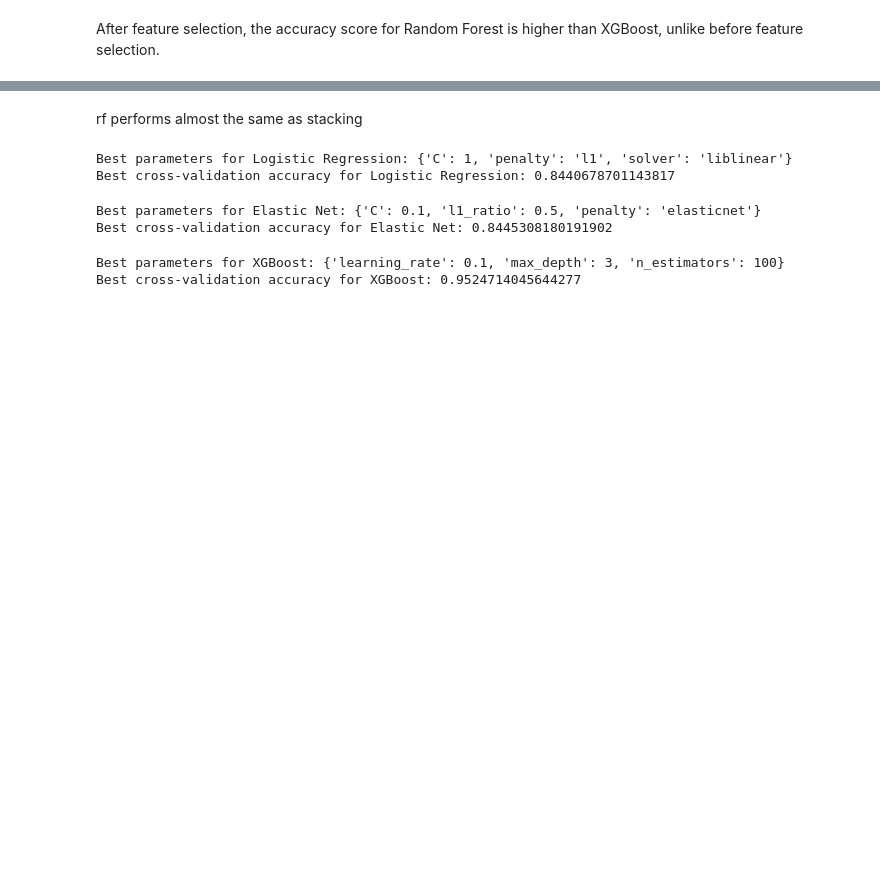
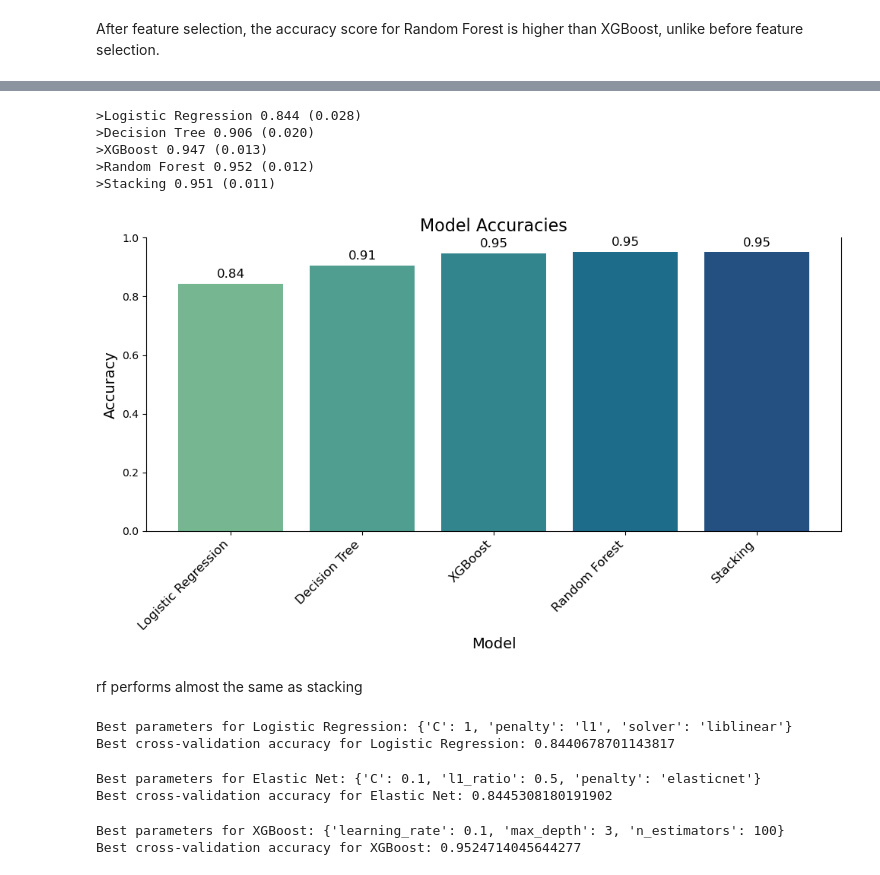
Before and after one commit to alekhyavittalam/alzheimers_diagnosis_prediction, a Jupyter notebook: alzheimers.ipynb, the cells around one changed output, grey strips where cells are left out. Drawn from its saved outputs; the diff is of its cells as text; code cells hidden in the pictures; blank space fills up the shorter version.

```diff
--- a/alzheimers.ipynb
+++ b/alzheimers.ipynb
@@ -798,3 +755,47 @@ pyplot.show()
+# %%
+# Evaluate the models and store results in the dictionary
+results = {}
+for name, model in stack_models.items():
+    scores = evaluate_model(model, X_selected, y)
+    mean_accuracy = mean(scores)
+    results[name] = mean_accuracy
+    print('>%s %.3f (%.3f)' % (name, mean_accuracy, std(scores)))
+
+# Prepare data for visualization
+model_names = list(results.keys())
+accuracies = list(results.values())
+
+# Generate a Seaborn color palette
+colors = sns.color_palette("crest", len(model_names))
+
+# Plot the bar chart
+plt.figure(figsize=(10, 6))
+plt.bar(model_names, accuracies, color=colors)  # Use Seaborn colors
+plt.ylim(0, 1)  # Set y-axis limit to [0, 1] for accuracy range
+plt.title("Model Accuracies", fontsize=16)
+plt.xlabel("Model", fontsize=14)
+plt.ylabel("Accuracy", fontsize=14)
+
+# Add accuracy values on top of each bar
+for i, acc in enumerate(accuracies):
+    plt.text(i, acc + 0.02, f"{acc:.2f}", ha='center', fontsize=12)
+
+# Remove the top line of the plot box
+ax = plt.gca()  # Get current axes
+ax.spines['top'].set_visible(False)
+
+# Show the plot
+plt.xticks(rotation=45, ha='right', fontsize=12)
+plt.savefig("model_accuracies_with_stacking.jpg", format="jpg", dpi=300, bbox_inches="tight")
+plt.tight_layout()
+plt.show()
+# %% [output]
+>Logistic Regression 0.844 (0.028)
+>Decision Tree 0.906 (0.020)
+>XGBoost 0.947 (0.013)
+>Random Forest 0.952 (0.012)
+>Stacking 0.951 (0.011)
+[figure, added]
 # %% [markdown]
 rf performs almost the same as stacking
 # %%
```
Also changed, not shown: parts of 27 cells of this notebook, 4 other files.
